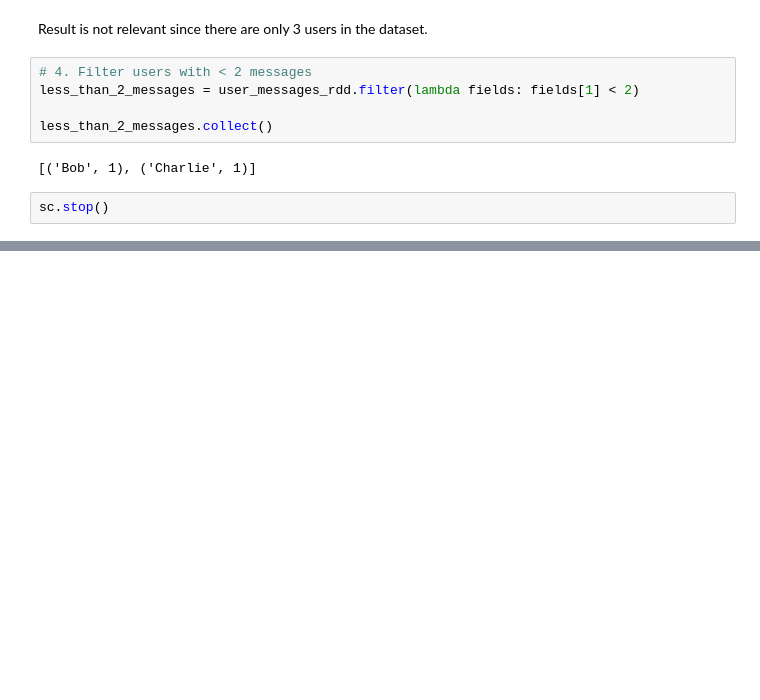
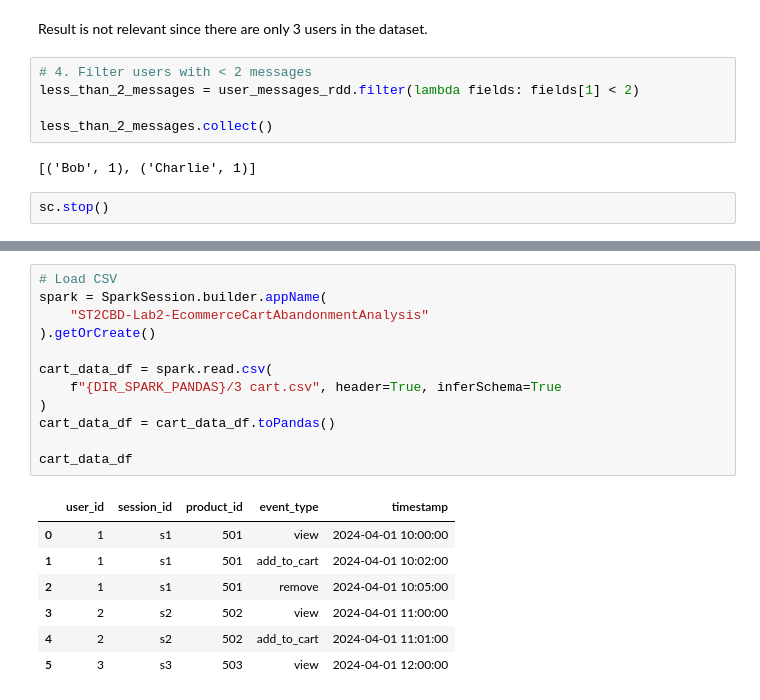
Before and after one commit to LucasKoc/ST2CBD-Lab2, a Jupyter notebook: ST2CBD-Lab2.ipynb, the cells around one changed output, grey strips where cells are left out. Cells and saved outputs as stored; diff of their text form; blank space fills up the shorter version.

```diff
--- a/ST2CBD-Lab2.ipynb
+++ b/ST2CBD-Lab2.ipynb
@@ -1273,0 +1854,20 @@ sc.stop()
+# %%
+# Load CSV
+spark = SparkSession.builder.appName(
+    "ST2CBD-Lab2-EcommerceCartAbandonmentAnalysis"
+).getOrCreate()
+
+cart_data_df = spark.read.csv(
+    f"{DIR_SPARK_PANDAS}/3 cart.csv", header=True, inferSchema=True
+)
+cart_data_df = cart_data_df.toPandas()
+
+cart_data_df
+# %% [output]
+|  | user_id | session_id | product_id | event_type | timestamp |
+| 0 | 1 | s1 | 501 | view | 2024-04-01 10:00:00 |
+| 1 | 1 | s1 | 501 | add_to_cart | 2024-04-01 10:02:00 |
+| 2 | 1 | s1 | 501 | remove | 2024-04-01 10:05:00 |
+| 3 | 2 | s2 | 502 | view | 2024-04-01 11:00:00 |
+| 4 | 2 | s2 | 502 | add_to_cart | 2024-04-01 11:01:00 |
+| 5 | 3 | s3 | 503 | view | 2024-04-01 12:00:00 |
```
Also changed, not shown: parts of 63 cells of this notebook, 1 other file.
